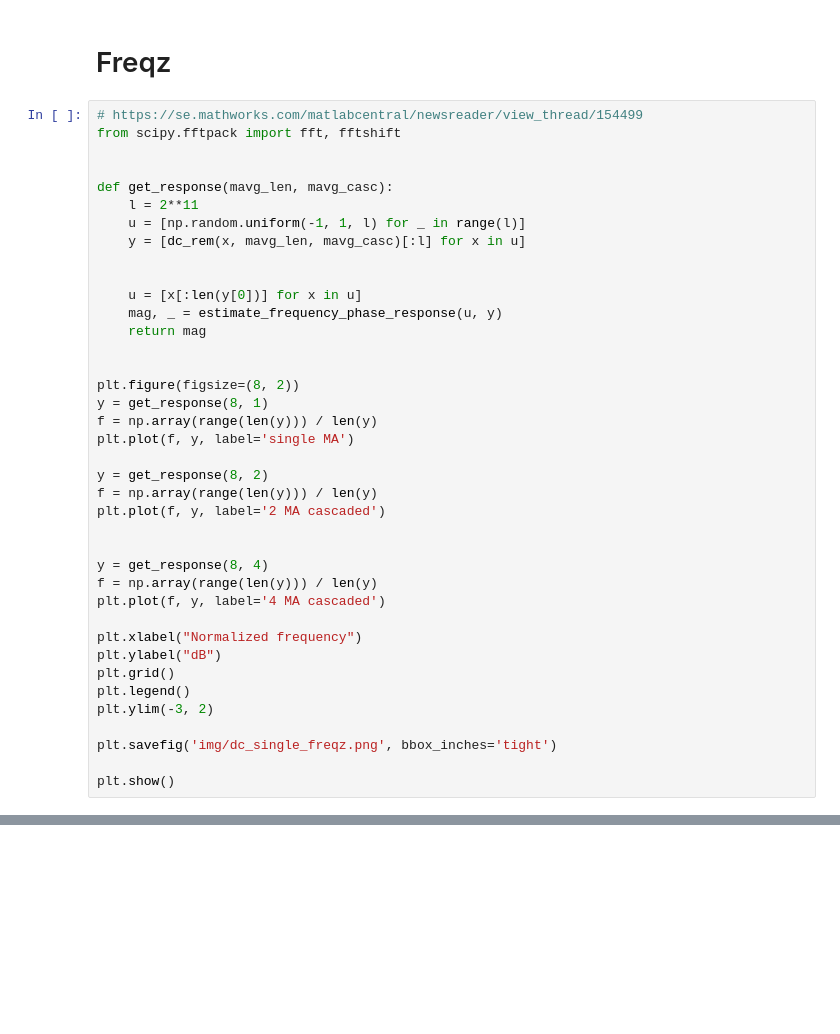
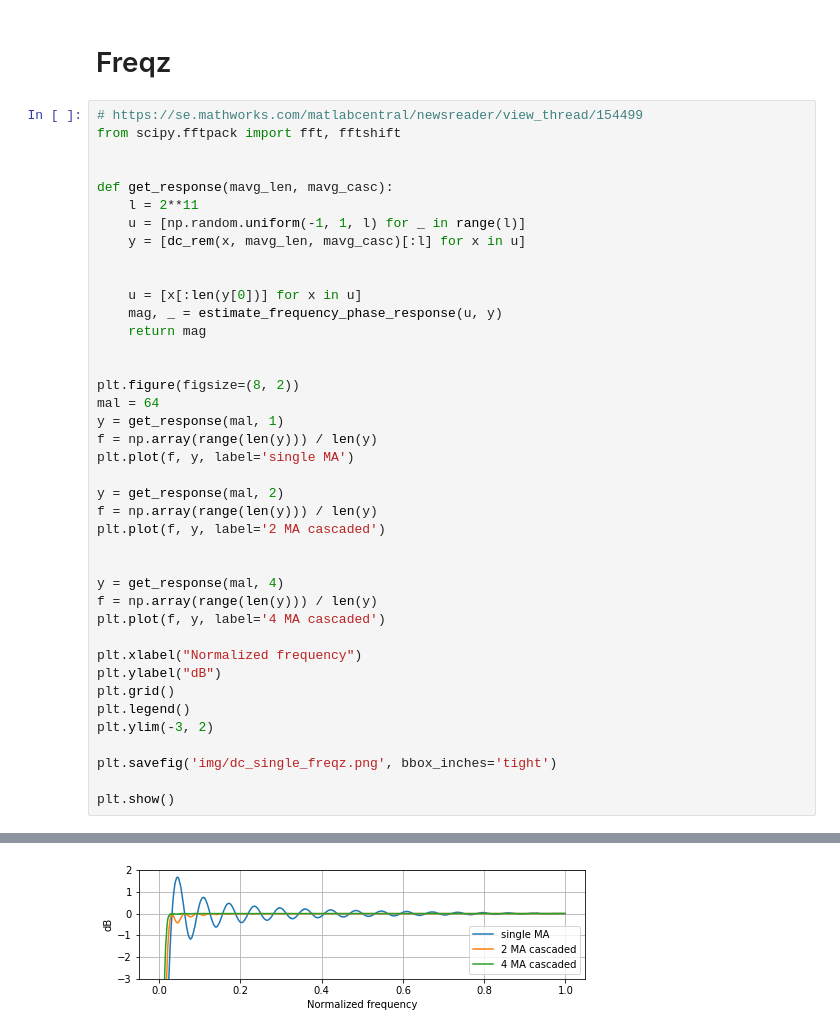
Before and after one commit to gasparka/thesis, a Jupyter notebook: examples/dc_removal/figures.ipynb, the cells around one changed output, grey strips where cells are left out. Saved outputs shown, nothing was run; the diff lists cells and outputs as text; blank space fills up the shorter version.

```diff
--- a/examples/dc_removal/figures.ipynb
+++ b/examples/dc_removal/figures.ipynb
@@ -58,16 +77,17 @@ def get_response(mavg_len, mavg_casc):
 
 
 plt.figure(figsize=(8, 2))
-y = get_response(8, 1)
+mal = 64
+y = get_response(mal, 1)
 f = np.array(range(len(y))) / len(y)
 plt.plot(f, y, label='single MA')
 
-y = get_response(8, 2)
+y = get_response(mal, 2)
 f = np.array(range(len(y))) / len(y)
 plt.plot(f, y, label='2 MA cascaded')
 
 
-y = get_response(8, 4)
+y = get_response(mal, 4)
 f = np.array(range(len(y))) / len(y)
 plt.plot(f, y, label='4 MA cascaded')
 
@@ -85,0 +104 @@ plt.show()
+[figure, added]
```
Also changed, not shown: parts of 3 cells of this notebook, 9 other files.
